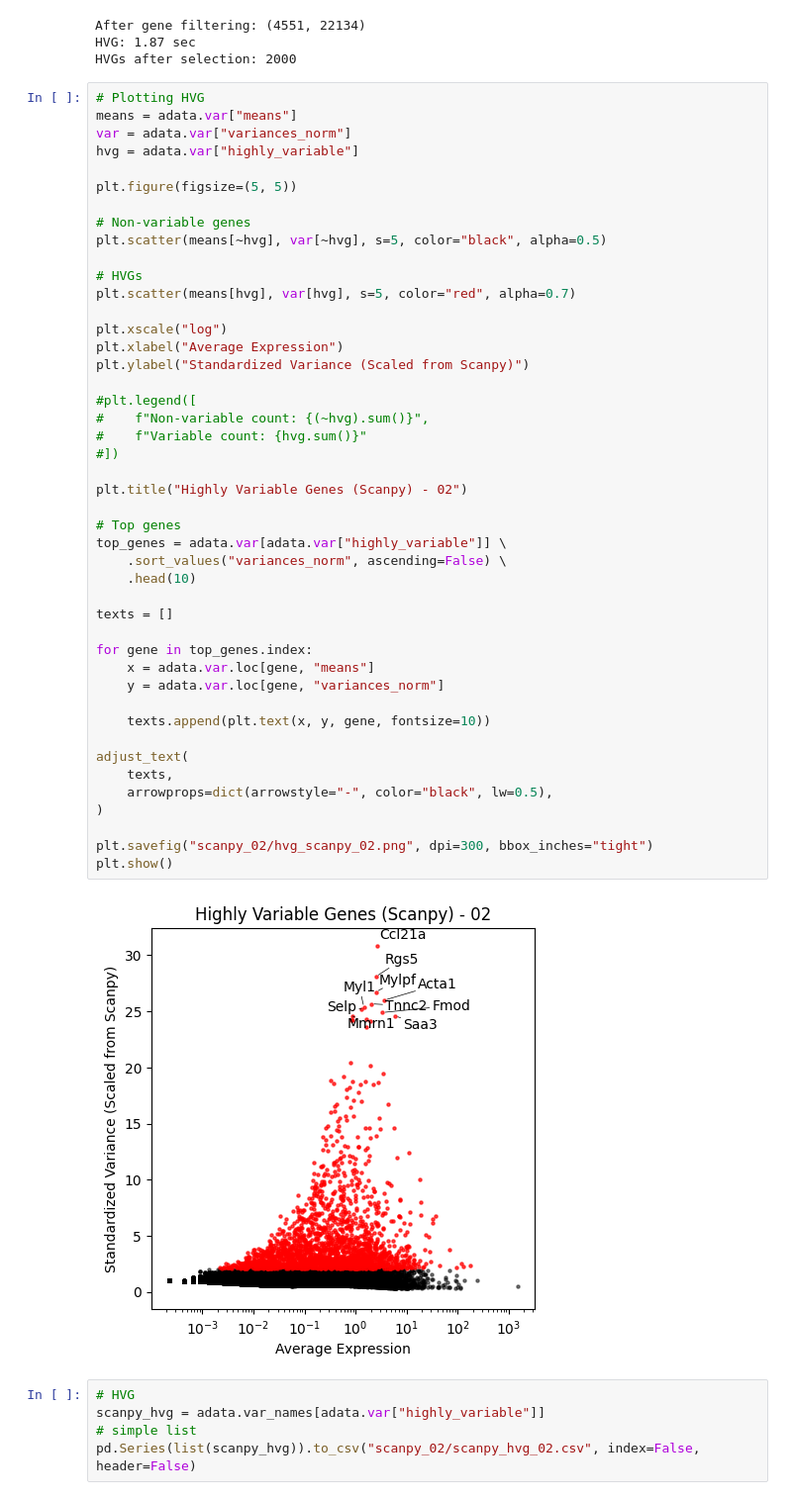
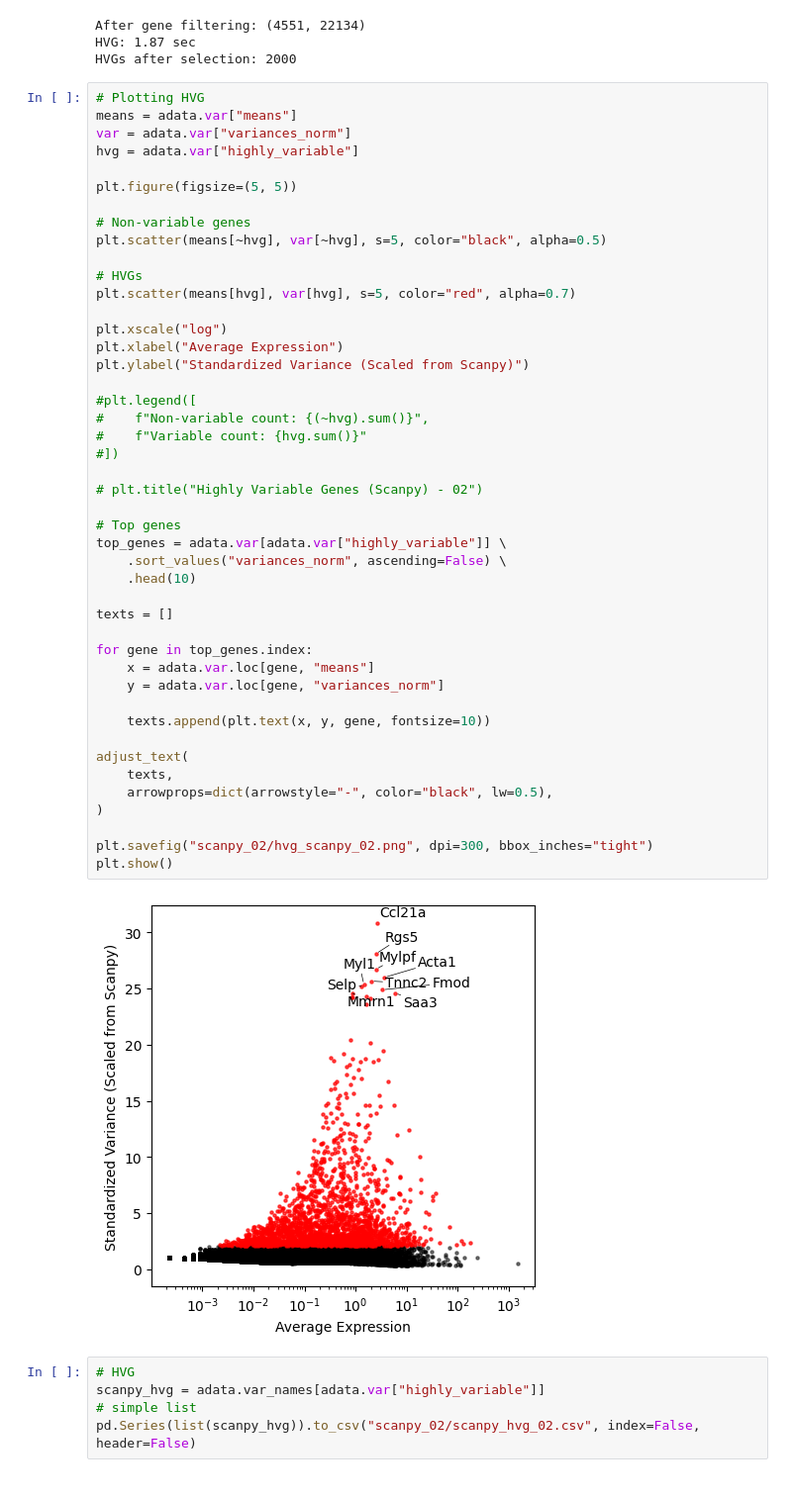
Before and after one commit to snsaiphoo/cis6060_finalproject, a Jupyter notebook: 02_GSE306253.ipynb, the cells around one changed output. Shown at 99% size. Drawn from its saved outputs; the diff is of its cells as text.

```diff
--- a/02_GSE306253.ipynb
+++ b/02_GSE306253.ipynb
@@ -126,35 +126,35 @@ plt.xscale("log")
 plt.xlabel("Average Expression")
 plt.ylabel("Standardized Variance (Scaled from Scanpy)")
 
 #plt.legend([
 #    f"Non-variable count: {(~hvg).sum()}",
 #    f"Variable count: {hvg.sum()}"
 #])
 
-plt.title("Highly Variable Genes (Scanpy) - 02")
+# plt.title("Highly Variable Genes (Scanpy) - 02")
 
 # Top genes
 top_genes = adata.var[adata.var["highly_variable"]] \
     .sort_values("variances_norm", ascending=False) \
     .head(10)
 
 texts = []
 
 for gene in top_genes.index:
     x = adata.var.loc[gene, "means"]
     y = adata.var.loc[gene, "variances_norm"]
 
     texts.append(plt.text(x, y, gene, fontsize=10))
 
 adjust_text(
     texts,
     arrowprops=dict(arrowstyle="-", color="black", lw=0.5),
 )
 
 plt.savefig("scanpy_02/hvg_scanpy_02.png", dpi=300, bbox_inches="tight")
 plt.show()
 # %% [output]
-[figure, old version]
+[figure, new version]
 # %%
 # HVG
 scanpy_hvg = adata.var_names[adata.var["highly_variable"]]
```
Also changed, not shown: 5 other files.
